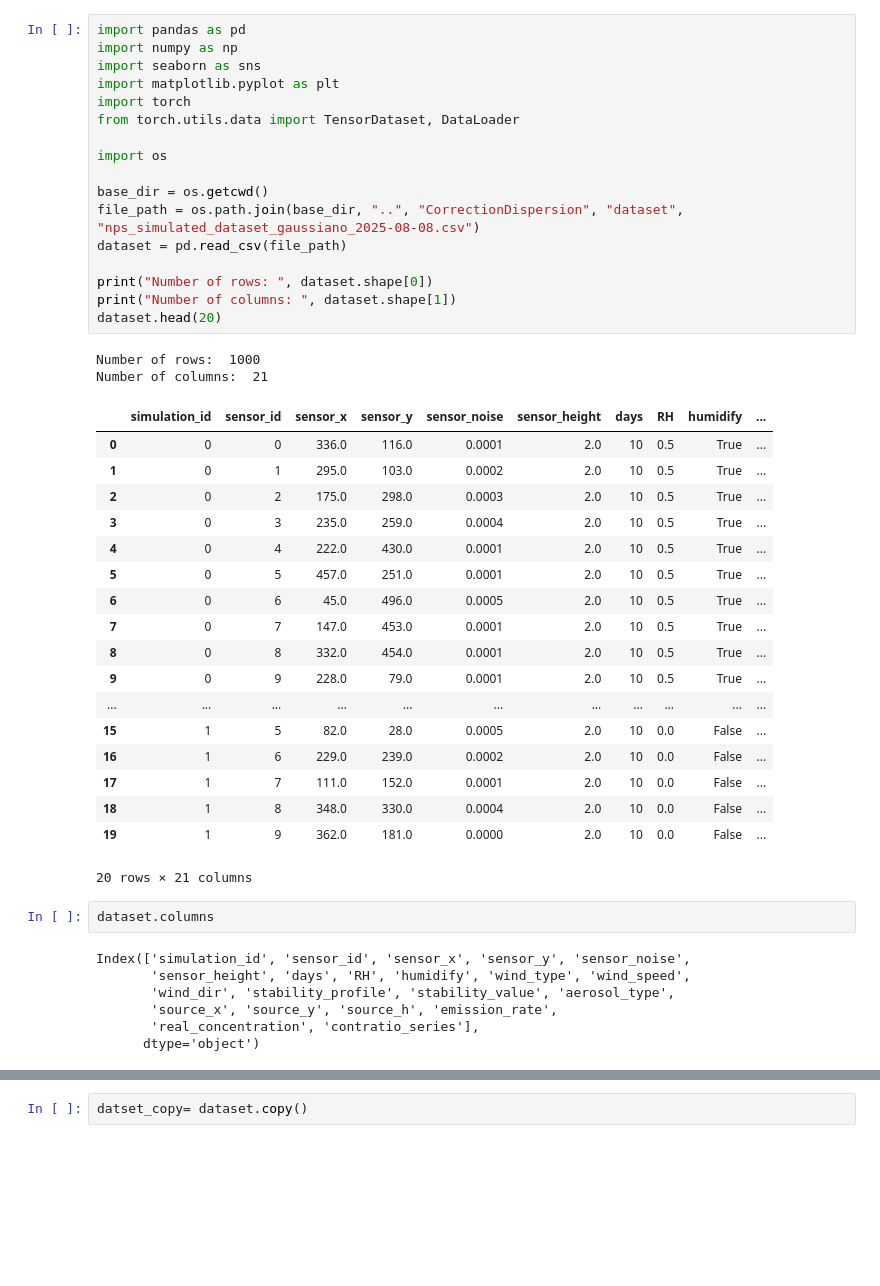
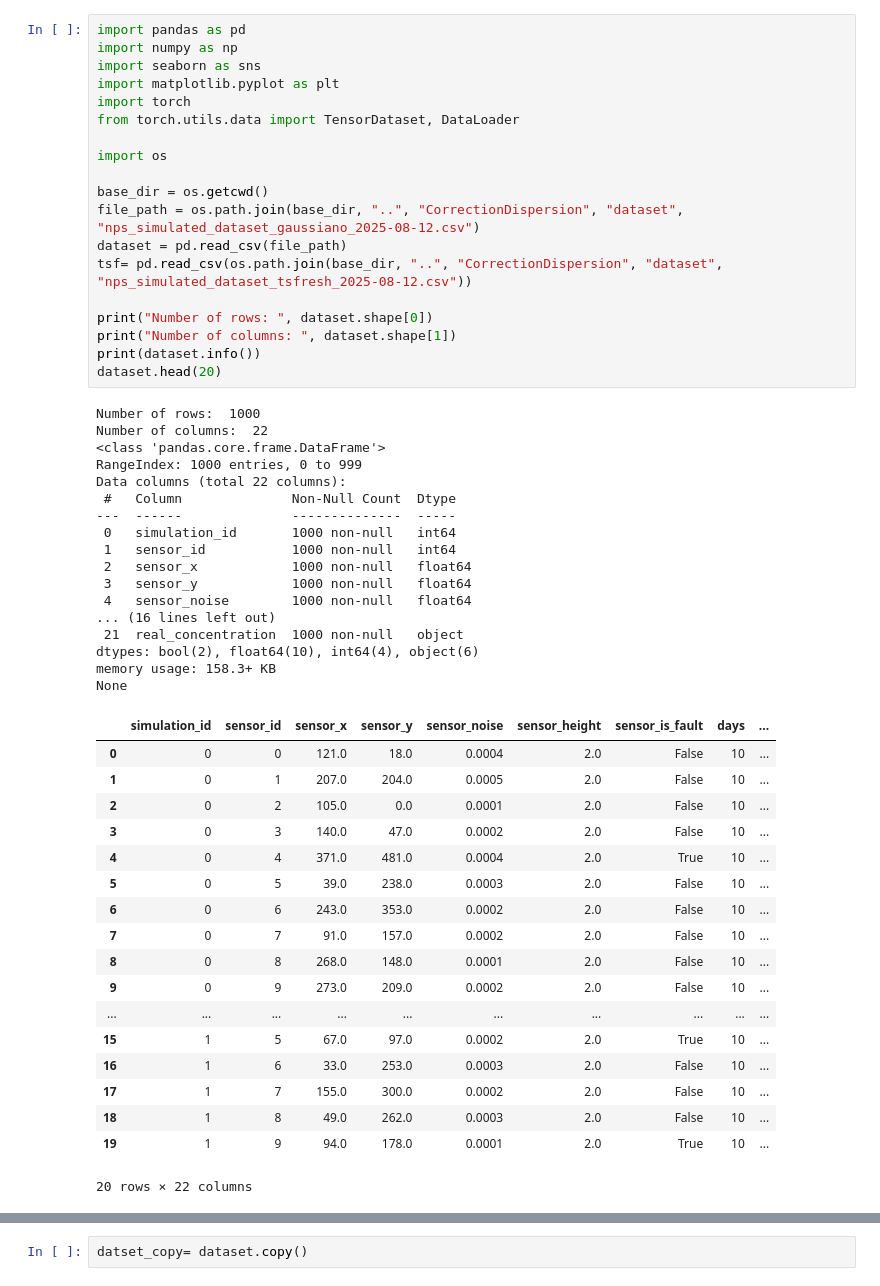
Before and after one commit to minicla03/PENTION, a Jupyter notebook: EmissionSouceLocalization/emission_source.ipynb, the cells around one changed output, grey strips where cells are left out. Cells and saved outputs as stored; diff of their text form; blank space fills up the shorter version.

```diff
--- a/EmissionSouceLocalization/emission_source.ipynb
+++ b/EmissionSouceLocalization/emission_source.ipynb
@@ -1,47 +1,55 @@
 # %%
 import pandas as pd
 import numpy as np
 import seaborn as sns
 import matplotlib.pyplot as plt
 import torch
 from torch.utils.data import TensorDataset, DataLoader
 
 import os
 
 base_dir = os.getcwd()
-file_path = os.path.join(base_dir, "..", "CorrectionDispersion", "dataset", "nps_simulated_dataset_gaussiano_2025-08-08.csv")
+file_path = os.path.join(base_dir, "..", "CorrectionDispersion", "dataset", "nps_simulated_dataset_gaussiano_2025-08-12.csv")
 dataset = pd.read_csv(file_path)
+tsf= pd.read_csv(os.path.join(base_dir, "..", "CorrectionDispersion", "dataset", "nps_simulated_dataset_tsfresh_2025-08-12.csv"))
 
 print("Number of rows: ", dataset.shape[0])
 print("Number of columns: ", dataset.shape[1])
+print(dataset.info())
 dataset.head(20)
 # %% [output]
 Number of rows:  1000
-Number of columns:  21
+Number of columns:  22
+<class 'pandas.core.frame.DataFrame'>
+RangeIndex: 1000 entries, 0 to 999
+Data columns (total 22 columns):
+ #   Column              Non-Null Count  Dtype
+---  ------              --------------  -----
+ 0   simulation_id       1000 non-null   int64
+ 1   sensor_id           1000 non-null   int64
+ 2   sensor_x            1000 non-null   float64
+ 3   sensor_y            1000 non-null   float64
+ 4   sensor_noise        1000 non-null   float64
+... (16 lines left out)
+ 21  real_concentration  1000 non-null   object
+dtypes: bool(2), float64(10), int64(4), object(6)
+memory usage: 158.3+ KB
+None
-|  | simulation_id | sensor_id | sensor_x | sensor_y | sensor_noise | sensor_height | days | RH | humidify | ... |
-| 0 | 0 | 0 | 336.0 | 116.0 | 0.0001 | 2.0 | 10 | 0.5 | True | ... |
-| 1 | 0 | 1 | 295.0 | 103.0 | 0.0002 | 2.0 | 10 | 0.5 | True | ... |
-| 2 | 0 | 2 | 175.0 | 298.0 | 0.0003 | 2.0 | 10 | 0.5 | True | ... |
-| 3 | 0 | 3 | 235.0 | 259.0 | 0.0004 | 2.0 | 10 | 0.5 | True | ... |
-| 4 | 0 | 4 | 222.0 | 430.0 | 0.0001 | 2.0 | 10 | 0.5 | True | ... |
-| 5 | 0 | 5 | 457.0 | 251.0 | 0.0001 | 2.0 | 10 | 0.5 | True | ... |
-| 6 | 0 | 6 | 45.0 | 496.0 | 0.0005 | 2.0 | 10 | 0.5 | True | ... |
-| 7 | 0 | 7 | 147.0 | 453.0 | 0.0001 | 2.0 | 10 | 0.5 | True | ... |
-| 8 | 0 | 8 | 332.0 | 454.0 | 0.0001 | 2.0 | 10 | 0.5 | True | ... |
-| 9 | 0 | 9 | 228.0 | 79.0 | 0.0001 | 2.0 | 10 | 0.5 | True | ... |
-| ... | ... | ... | ... | ... | ... | ... | ... | ... | ... | ... |
-| 15 | 1 | 5 | 82.0 | 28.0 | 0.0005 | 2.0 | 10 | 0.0 | False | ... |
-| 16 | 1 | 6 | 229.0 | 239.0 | 0.0002 | 2.0 | 10 | 0.0 | False | ... |
-| 17 | 1 | 7 | 111.0 | 152.0 | 0.0001 | 2.0 | 10 | 0.0 | False | ... |
-| 18 | 1 | 8 | 348.0 | 330.0 | 0.0004 | 2.0 | 10 | 0.0 | False | ... |
-| 19 | 1 | 9 | 362.0 | 181.0 | 0.0000 | 2.0 | 10 | 0.0 | False | ... |
+|  | simulation_id | sensor_id | sensor_x | sensor_y | sensor_noise | sensor_height | sensor_is_fault | days | ... |
+| 0 | 0 | 0 | 121.0 | 18.0 | 0.0004 | 2.0 | False | 10 | ... |
+| 1 | 0 | 1 | 207.0 | 204.0 | 0.0005 | 2.0 | False | 10 | ... |
+| 2 | 0 | 2 | 105.0 | 0.0 | 0.0001 | 2.0 | False | 10 | ... |
+| 3 | 0 | 3 | 140.0 | 47.0 | 0.0002 | 2.0 | False | 10 | ... |
+| 4 | 0 | 4 | 371.0 | 481.0 | 0.0004 | 2.0 | True | 10 | ... |
+| 5 | 0 | 5 | 39.0 | 238.0 | 0.0003 | 2.0 | False | 10 | ... |
+| 6 | 0 | 6 | 243.0 | 353.0 | 0.0002 | 2.0 | False | 10 | ... |
+| 7 | 0 | 7 | 91.0 | 157.0 | 0.0002 | 2.0 | False | 10 | ... |
+| 8 | 0 | 8 | 268.0 | 148.0 | 0.0001 | 2.0 | False | 10 | ... |
+| 9 | 0 | 9 | 273.0 | 209.0 | 0.0002 | 2.0 | False | 10 | ... |
+| ... | ... | ... | ... | ... | ... | ... | ... | ... | ... |
+| 15 | 1 | 5 | 67.0 | 97.0 | 0.0002 | 2.0 | True | 10 | ... |
+| 16 | 1 | 6 | 33.0 | 253.0 | 0.0003 | 2.0 | False | 10 | ... |
+| 17 | 1 | 7 | 155.0 | 300.0 | 0.0002 | 2.0 | False | 10 | ... |
+| 18 | 1 | 8 | 49.0 | 262.0 | 0.0003 | 2.0 | False | 10 | ... |
+| 19 | 1 | 9 | 94.0 | 178.0 | 0.0001 | 2.0 | True | 10 | ... |
-20 rows × 21 columns
+20 rows × 22 columns
-# %%
-dataset.columns
-# %% [output]
-Index(['simulation_id', 'sensor_id', 'sensor_x', 'sensor_y', 'sensor_noise',
-       'sensor_height', 'days', 'RH', 'humidify', 'wind_type', 'wind_speed',
-       'wind_dir', 'stability_profile', 'stability_value', 'aerosol_type',
-       'source_x', 'source_y', 'source_h', 'emission_rate',
-       'real_concentration', 'contratio_series'],
-      dtype='object')
```
Also changed, not shown: parts of 19 cells of this notebook, 6 other files.
